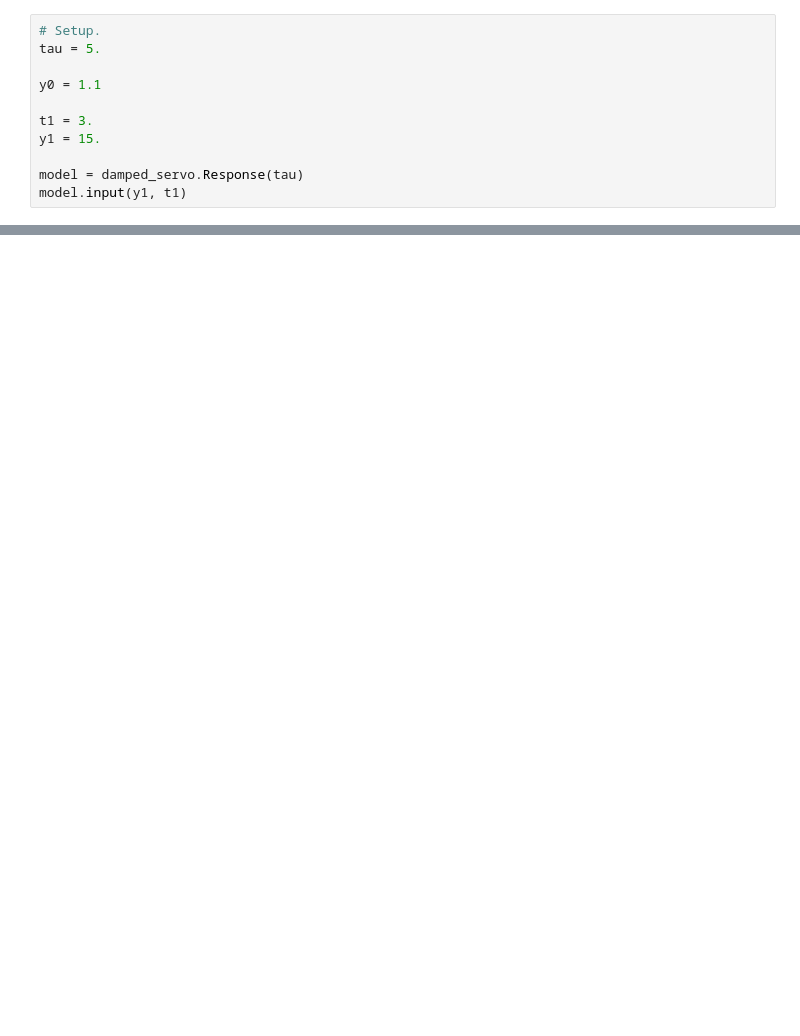
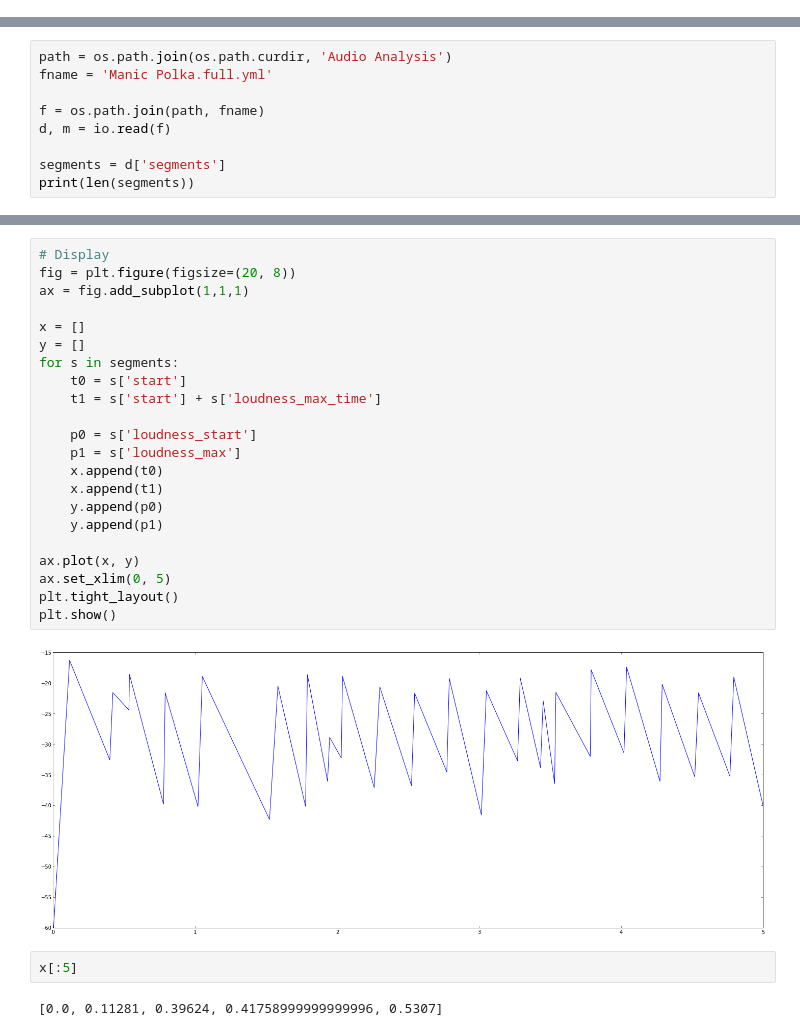
Before and after one commit to Who8MyLunch/DampedServo, a Jupyter notebook: Testing.ipynb, the cells around one changed output, grey strips where cells are left out. Saved outputs shown, nothing was run; the diff lists cells and outputs as text; blank space fills up the shorter version.

Commit message:
Made lots of progress on outputting beats synced to audio play.

```diff
--- a/Testing.ipynb
+++ b/Testing.ipynb
@@ -6,11 +8,0 @@ import damped_servo
-# %%
-# Setup.
-tau = 5.
-
-y0 = 1.1
-
-t1 = 3.
-y1 = 15.
-
-model = damped_servo.Response(tau)
-model.input(y1, t1)
@@ -35,0 +9,9 @@ y
+# %%
+path = os.path.join(os.path.curdir, 'Audio Analysis')
+fname = 'Manic Polka.full.yml'
+
+f = os.path.join(path, fname)
+d, m = io.read(f)
+
+segments = d['segments']
+print(len(segments))
@@ -35,0 +40,28 @@ y
+# %%
+# Display
+fig = plt.figure(figsize=(20, 8))
+ax = fig.add_subplot(1,1,1)
+
+x = []
+y = []
+for s in segments:
+    t0 = s['start']
+    t1 = s['start'] + s['loudness_max_time']
+
+    p0 = s['loudness_start']
+    p1 = s['loudness_max']
+    x.append(t0)
+    x.append(t1)
+    y.append(p0)
+    y.append(p1)
+
+ax.plot(x, y)
+ax.set_xlim(0, 5)
+plt.tight_layout()
+plt.show()
+# %% [output]
+[figure, added]
+# %%
+x[:5]
+# %% [output]
+[0.0, 0.11281, 0.39624, 0.41758999999999996, 0.5307]
```
Also changed, not shown: parts of 7 cells of this notebook, 2 other files.
